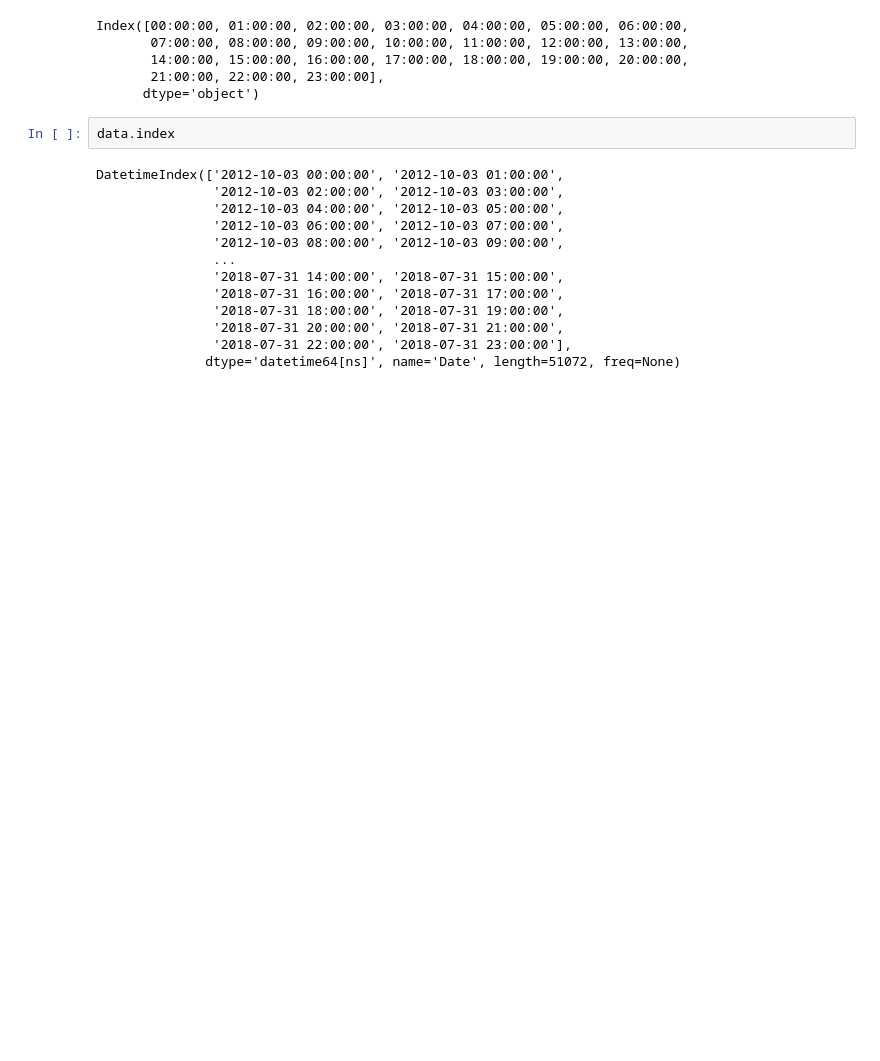
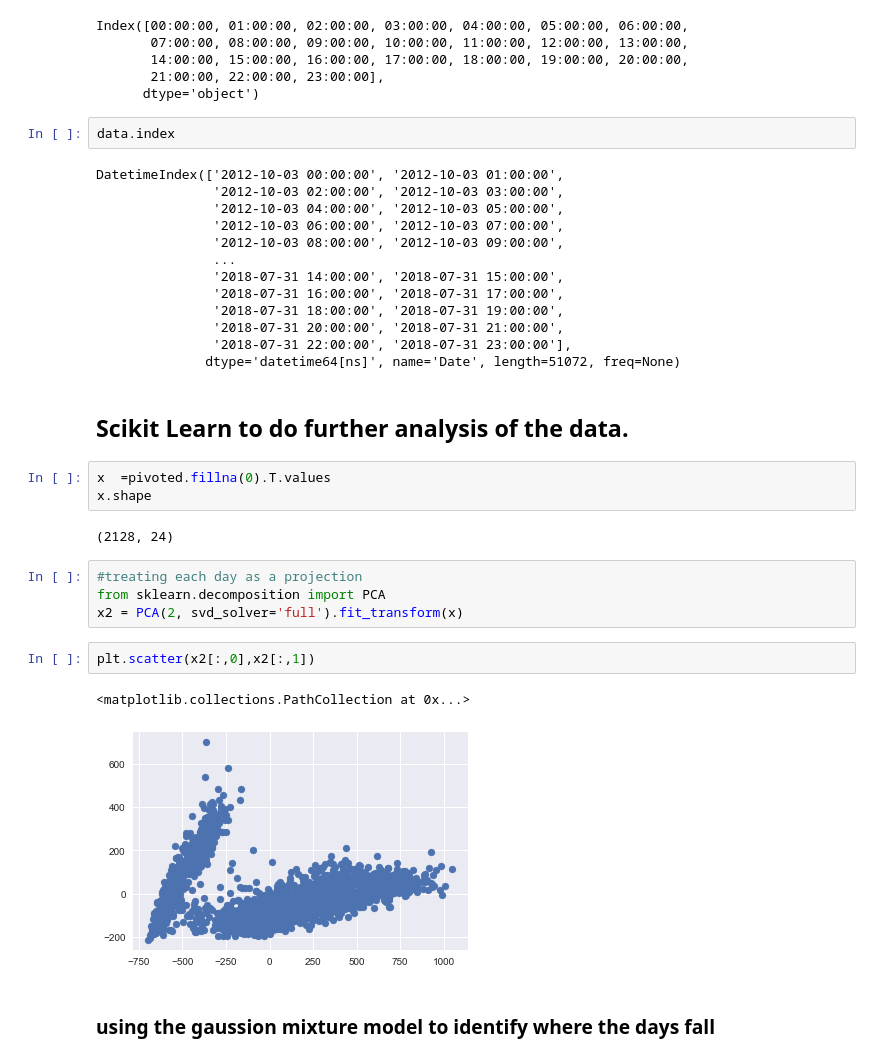
Before and after one commit to MrRutledge/Seattle_Bridge_Data_work_flow, a Jupyter notebook: DataWorkFlow1.ipynb, the cells around one changed output. Drawn from its saved outputs; the diff is of its cells as text; blank space fills up the shorter version.

```diff
--- a/DataWorkFlow1.ipynb
+++ b/DataWorkFlow1.ipynb
@@ -149,3 +147,21 @@ DatetimeIndex(['2012-10-03 00:00:00', '2012-10-03 01:00:00',
                '2018-07-31 20:00:00', '2018-07-31 21:00:00',
                '2018-07-31 22:00:00', '2018-07-31 23:00:00'],
               dtype='datetime64[ns]', name='Date', length=51072, freq=None)
+# %% [markdown]
+## Scikit Learn to do further analysis of the data.
+# %%
+x  =pivoted.fillna(0).T.values
+x.shape
+# %% [output]
+(2128, 24)
+# %%
+#treating each day as a projection
+from sklearn.decomposition import PCA
+x2 = PCA(2, svd_solver='full').fit_transform(x)
+# %%
+plt.scatter(x2[:,0],x2[:,1])
+# %% [output]
+<matplotlib.collections.PathCollection at 0x...>
+[figure, added]
+# %% [markdown]
+### using the gaussion mixture model to identify where the days fall
```
Also changed, not shown: parts of 12 cells of this notebook, 1 other file.
